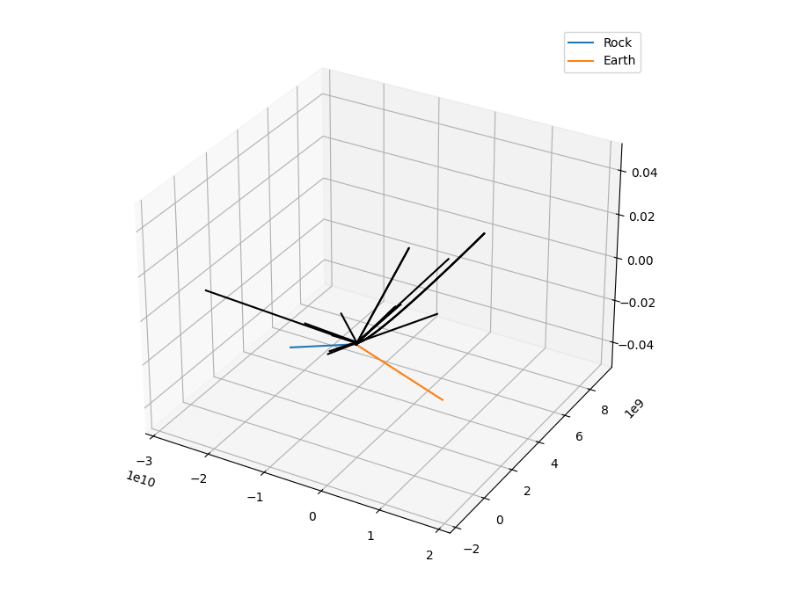
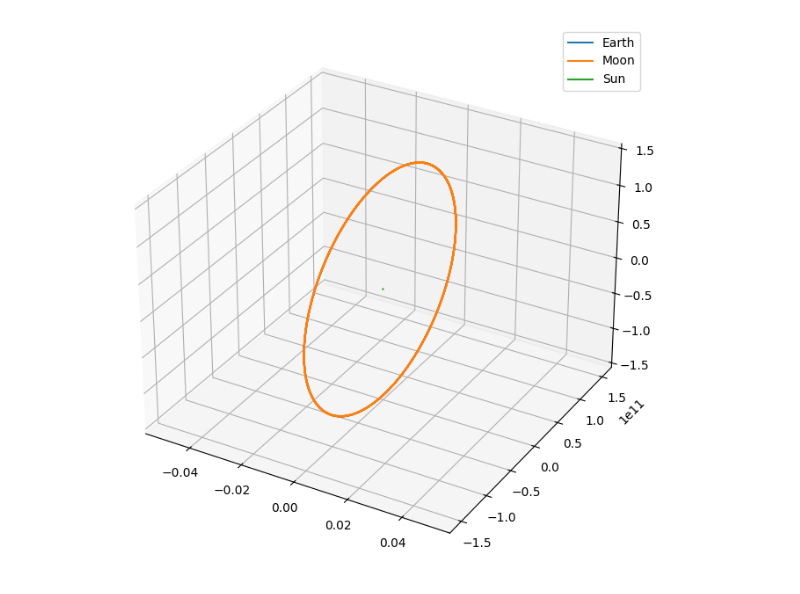
Before and after one commit to Sats2/cosmicBallet, a Jupyter notebook: cosmicBallet/src/three_body_test.ipynb, the cells around one changed output. Cells and saved outputs as stored; diff of their text form; code cells hidden in the pictures.

```diff
--- a/cosmicBallet/src/three_body_test.ipynb
+++ b/cosmicBallet/src/three_body_test.ipynb
@@ -10,15 +10,17 @@ material = materials.planet_material_property()
 distance = distance_conversion([1], "AU")[0]
 mass = mass_conversion([1], "Ms")[0]
 radius = 6.9634e8
-#sun_speed = 2.20e5
-#earth_speed = sun_speed + 2.98e4
-#moon_speed = earth_speed + 1022
-earth_speed = 0
-moon_speed = 1022.0
-#Sun =Stars(name="Sun", mass=mass, temperature=5300, init_position=[0,0,0], init_velocity=[0,sun_speed,0],radius=radius)
-Earth = Planets(name="Earth", mass=5.972e24, init_position=[0,0,0], init_velocity=[0,earth_speed,0], radius=6.4e6, planet_type="Rocky", planet_contour="Earth-like", material_property=material)
-#Moon = Planets(name="Moon", mass=7.348e22, init_position=[distance + 3.844e8, 0, 0], init_velocity=[0,moon_speed, 0], radius=1e5, planet_type="Rocky", planet_contour="Mars-like", material_property=material)
-Rock = Planets(name="Rock", mass=3e23, radius=1e6, init_position=[-1.76e8,0,0], init_velocity=[0, 198.0, 0], planet_contour="Earth-like", planet_type="Rocky", material_property=material)
+sun_speed = 0#2.20e5
+earth_speed = sun_speed + 2.98e4
+moon_speed = earth_speed + 1022
+earth_distance = distance
+moon_distance = 3.844e8 + distance
+#earth_speed = 0
+#moon_speed = 1022.0
+Sun =Stars(name="Sun", mass=mass, temperature=5300, init_position=[0,0,0], init_velocity=[0,sun_speed,0],radius=radius)
+Earth = Planets(name="Earth", mass=5.972e24, init_position=[earth_distance,0,0], init_velocity=[0,earth_speed,0], radius=6.4e6, planet_type="Rocky", planet_contour="Earth-like", material_property=material)
+Moon = Planets(name="Moon", mass=7.348e22, init_position=[moon_distance, 0, 0], init_velocity=[0,moon_speed, 0], radius=1e5, planet_type="Rocky", planet_contour="Mars-like", material_property=material)
+#Rock = Planets(name="Rock", mass=3e23, radius=1e6, init_position=[-1.76e8,0,0], init_velocity=[0, 198.0, 0], planet_contour="Earth-like", planet_type="Rocky", material_property=material)
 # %%
-simulation = Simulator(celestial_bodies=[Rock,Earth], time_step=10, simulation_time=5e5)
+simulation = Simulator(celestial_bodies=[Earth, Moon, Sun], time_step=1000, simulation_time=1e8)
 # %%
@@ -56,20 +39,26 @@ simulation.celestial_bodies
 # %%
 import matplotlib.pyplot as plt
 
 fig = plt.figure(figsize=(10,8))
 ax = fig.add_subplot(111, projection="3d")
 
 for body in simulation.celestial_bodies:
     pos = np.array(body.trajectory)
     if body.object_type != "fragment":
         ax.plot(pos[:,0], pos[:,1], pos[:,2], label=body.name)
     else:
         ax.plot(pos[:,0], pos[:,1], pos[:,2], color="black")
         pass
+for body in simulation.removed_object_list:
+    pos = np.array(body.trajectory)
+    try:
+        ax.plot(pos[:,0], pos[:,1], pos[:,2], color="red")
+    except IndexError:
+        pass
 plt.legend()
 plt.show()
 # %% [output]
-[figure, old version]
+[figure, new version]
 # %%
 import pyvista as pv
 import time
```
Also changed, not shown: parts of 4 cells of this notebook, 2 other files.
